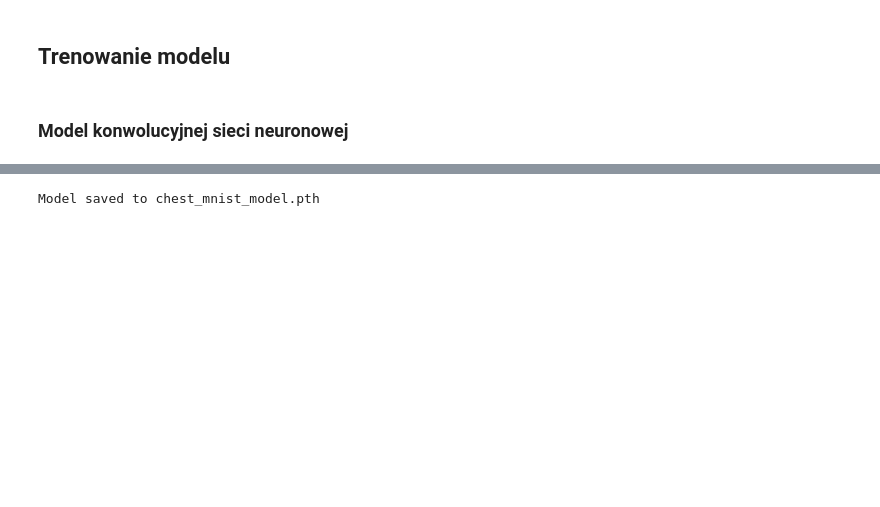
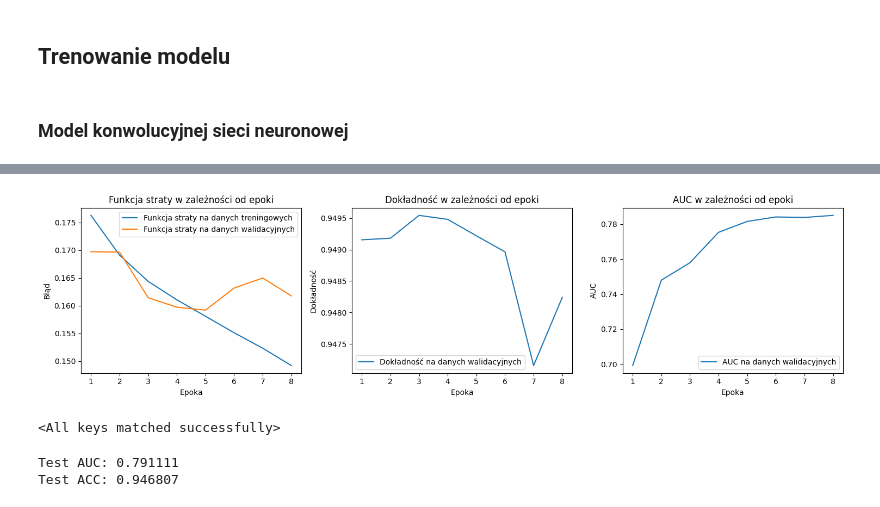
Before and after one commit to micichocki/umwdm, a Jupyter notebook: chest_mnist.ipynb, the cells around one changed output, grey strips where cells are left out. Cells and saved outputs as stored; diff of their text form; code cells hidden in the pictures; blank space fills up the shorter version.

Commit message:
new model arch, metrics, conf matrices, optimization code

```diff
--- a/chest_mnist.ipynb
+++ b/chest_mnist.ipynb
@@ -216,14 +205,24 @@ model = CNN().to(device)
 criterion = nn.BCEWithLogitsLoss()
 optimizer = optim.Adam(model.parameters(), lr=0.001)
 # %%
-num_epochs = 5
+N_EPOCHS = 8
 
-for epoch in range(num_epochs):
+train_losses = []
+val_losses = []
+val_accs = []
+val_aucs = []
+
+for epoch in range(N_EPOCHS):
     train_loss = train_step(model, train_loader, optimizer, criterion, device)
-    val_loss, val_auc, val_acc  = validate(model, val_loader, criterion, device)
+    val_loss, val_auc, val_acc, _  = validate(model, val_loader, criterion, device)
+
+    train_losses.append(train_loss)
+    val_losses.append(val_loss)
+    val_accs.append(val_acc)
+    val_aucs.append(val_auc)
 
     print(
-        f"Epoch [{epoch+1}/{num_epochs}], "
+        f"Epoch [{epoch+1}/{N_EPOCHS}], "
         f"train loss: {train_loss:.4f}, "
         f"val loss: {val_loss:.4f}, val acc: {val_acc:.4f}, val auc: {val_auc:.4f}"
     )
@@ -236,5 +238,31 @@ Epoch [5/5], train loss: 0.1700, val loss: 0.1679, val acc: 0.9493, val auc: 0.7
-# %%
-torch.save(model.state_dict(), './models/chest_mnist_model.pth')
-print("Model saved to chest_mnist_model.pth")
-# %% [output]
-Model saved to chest_mnist_model.pth
+# %%
+epochs = range(1, N_EPOCHS + 1)
+
+plt.figure(figsize=(15, 4))
+
+plt.subplot(1, 3, 1)
+plt.plot(epochs, train_losses, label="Funkcja straty na danych treningowych")
+plt.plot(epochs, val_losses, label="Funkcja straty na danych walidacyjnych")
+plt.xlabel("Epoka")
+plt.ylabel("Błąd")
+plt.title("Funkcja straty w zależności od epoki")
+plt.legend()
+
+plt.subplot(1, 3, 2)
+plt.plot(epochs, val_accs, label="Dokładność na danych walidacyjnych")
+plt.xlabel("Epoka")
+plt.ylabel("Dokładność")
+plt.title("Dokładność w zależności od epoki")
+plt.legend()
+
+plt.subplot(1, 3, 3)
+plt.plot(epochs, val_aucs, label="AUC na danych walidacyjnych")
+plt.xlabel("Epoka")
+plt.ylabel("AUC")
+plt.title("AUC w zależności od epoki")
+plt.legend()
+
+plt.tight_layout()
+plt.show()
+# %% [output]
+[figure, added]
@@ -240,0 +271,15 @@ Model saved to chest_mnist_model.pth
+# %%
+model = CNN()
+model_state = torch.load("models/first_model.pt", map_location=device)
+
+model.load_state_dict(model_state)
+# %% [output]
+<All keys matched successfully>
+# %%
+_, auc, acc, y_preds = validate(model, test_loader, criterion, device)
+
+print(f"Test AUC: {auc:6f}")
+print(f"Test ACC: {acc:6f}")
+# %% [output]
+Test AUC: 0.791111
+Test ACC: 0.946807
```
Also changed, not shown: parts of 16 cells of this notebook, 1 other file.
